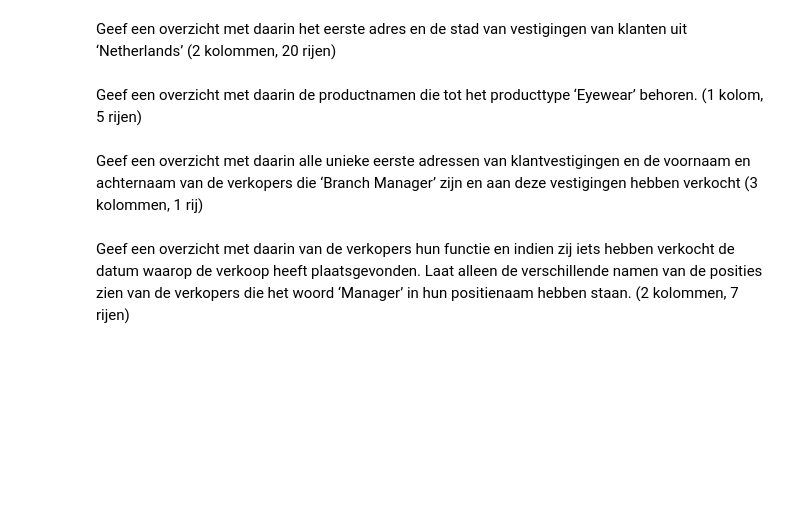
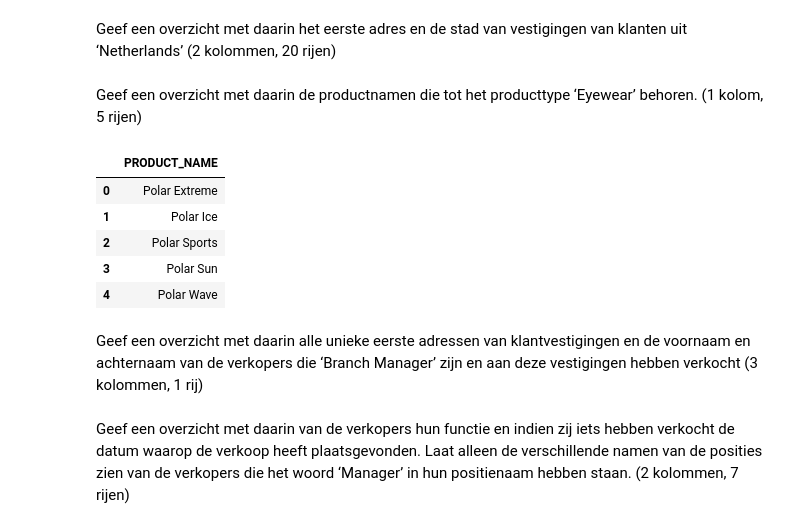
Before and after one commit to alex24106429/DEAI-Portfolio, a Jupyter notebook: week_1/werkcollege_2/Opdrachten_w1_wc2.ipynb, the cells around one changed output. Cells and saved outputs as stored; diff of their text form; code cells hidden in the pictures; blank space fills up the shorter version.

Commit message:
overzicht product namen producttype eyewear

```diff
--- a/week_1/werkcollege_2/Opdrachten_w1_wc2.ipynb
+++ b/week_1/werkcollege_2/Opdrachten_w1_wc2.ipynb
@@ -245,6 +245,15 @@ pd.read_sql_query("SELECT work_phone, COUNT(*) as aantal_medewerkers_bereikbaar
 Geef een overzicht met daarin het eerste adres en de stad van vestigingen van klanten uit ‘Netherlands’ (2 kolommen, 20 rijen)
 # %% [markdown]
 Geef een overzicht met daarin de productnamen die tot het producttype ‘Eyewear’ behoren. (1 kolom, 5 rijen)
+# %%
+pd.read_sql_query("SELECT p.product_name FROM product p JOIN product_type pt ON p.product_type_code = pt.product_type_code WHERE pt.product_type_en = 'Eyewear'", connection)
+# %% [output]
+|  | PRODUCT_NAME |
+| 0 | Polar Extreme |
+| 1 | Polar Ice |
+| 2 | Polar Sports |
+| 3 | Polar Sun |
+| 4 | Polar Wave |
 # %% [markdown]
 Geef een overzicht met daarin alle unieke eerste adressen van klantvestigingen en de voornaam en achternaam van de verkopers die ‘Branch Manager’ zijn en aan deze vestigingen hebben verkocht (3 kolommen, 1 rij)
 # %% [markdown]
```
